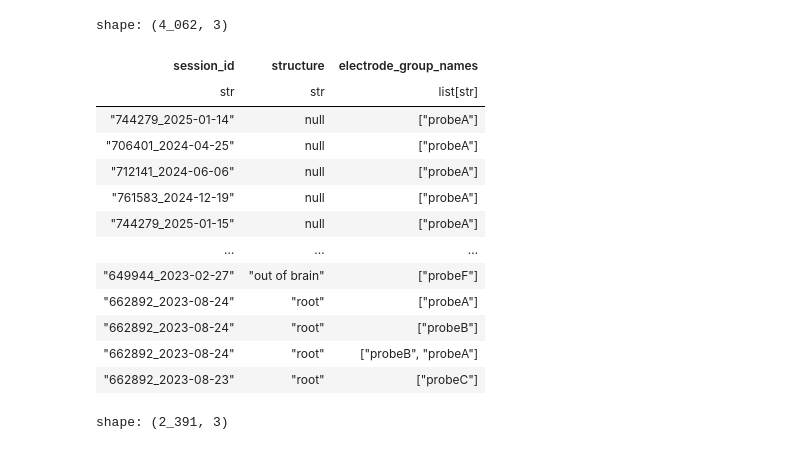
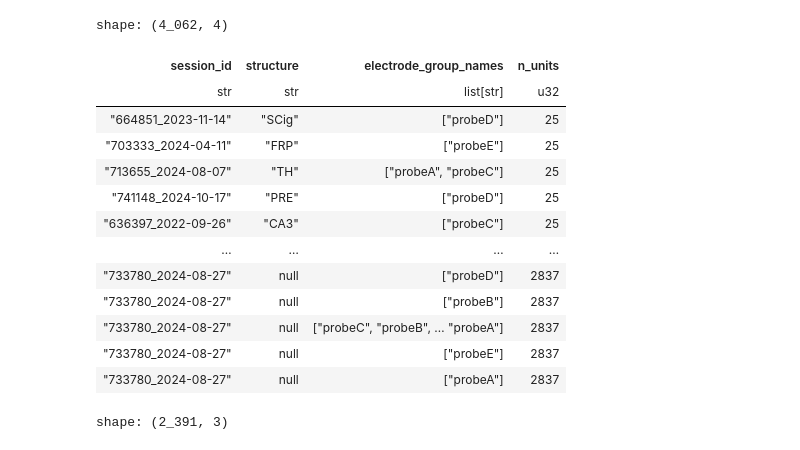
Before and after one commit to AllenNeuralDynamics/dynamicrouting-face-decoding-loo, a Jupyter notebook: code/Untitled.ipynb, the cells around one changed output. Cells and saved outputs as stored; diff of their text form; code cells hidden in the pictures.

```diff
--- a/code/Untitled.ipynb
+++ b/code/Untitled.ipynb
@@ -7,35 +7,38 @@ params = Params()
 # %%
 (
         utils.get_df('units', lazy=True)
-    # .filter(pl.col('session_id') == "733891_2024-09-16"	)
+    # .filter(pl.col('session_id') == "733891_2024-09-16")
         .filter(
             # pl.col('session_id').is_in(session_ids),
             params.units_query,
         )
         .pipe(group_structures, keep_originals=True)
         .pipe(repeat_multi_probe_areas)
         .filter(
             pl.col('unit_id').n_unique().ge(params.n_units).over(params.units_group_by)
         )
-        .select(params.units_group_by)
-        .unique(params.units_group_by)
-    .sort('structure', 'electrode_group_names')
+        .select(*params.units_group_by, 'unit_id')
+    .group_by('session_id', 'structure', 'electrode_group_names')
+    .agg(pl.col('unit_id').len().alias('n_units'))
+        # .unique(params.units_group_by)
+    # .sort('structure', 'electrode_group_names')
+    .sort('n_units')
 ).collect()
 # %% [output]
-shape: (4_062, 3)
+shape: (4_062, 4)
-| session_id | structure | electrode_group_names |
-| str | str | list[str] |
-| "744279_2025-01-14" | null | ["probeA"] |
-| "706401_2024-04-25" | null | ["probeA"] |
-| "712141_2024-06-06" | null | ["probeA"] |
-| "761583_2024-12-19" | null | ["probeA"] |
-| "744279_2025-01-15" | null | ["probeA"] |
-| … | … | … |
-| "649944_2023-02-27" | "out of brain" | ["probeF"] |
-| "662892_2023-08-24" | "root" | ["probeA"] |
-| "662892_2023-08-24" | "root" | ["probeB"] |
-| "662892_2023-08-24" | "root" | ["probeB", "probeA"] |
-| "662892_2023-08-23" | "root" | ["probeC"] |
+| session_id | structure | electrode_group_names | n_units |
+| str | str | list[str] | u32 |
+| "664851_2023-11-14" | "SCig" | ["probeD"] | 25 |
+| "703333_2024-04-11" | "FRP" | ["probeE"] | 25 |
+| "713655_2024-08-07" | "TH" | ["probeA", "probeC"] | 25 |
+| "741148_2024-10-17" | "PRE" | ["probeD"] | 25 |
+| "636397_2022-09-26" | "CA3" | ["probeC"] | 25 |
+| … | … | … | … |
+| "733780_2024-08-27" | null | ["probeD"] | 2837 |
+| "733780_2024-08-27" | null | ["probeB"] | 2837 |
+| "733780_2024-08-27" | null | ["probeC", "probeB", … "probeA"] | 2837 |
+| "733780_2024-08-27" | null | ["probeE"] | 2837 |
+| "733780_2024-08-27" | null | ["probeA"] | 2837 |
 # %%
 df.sort(pl.col('electrode_group_names').list.len())
 # %% [output]
```
Also changed, not shown: 2 other files.
